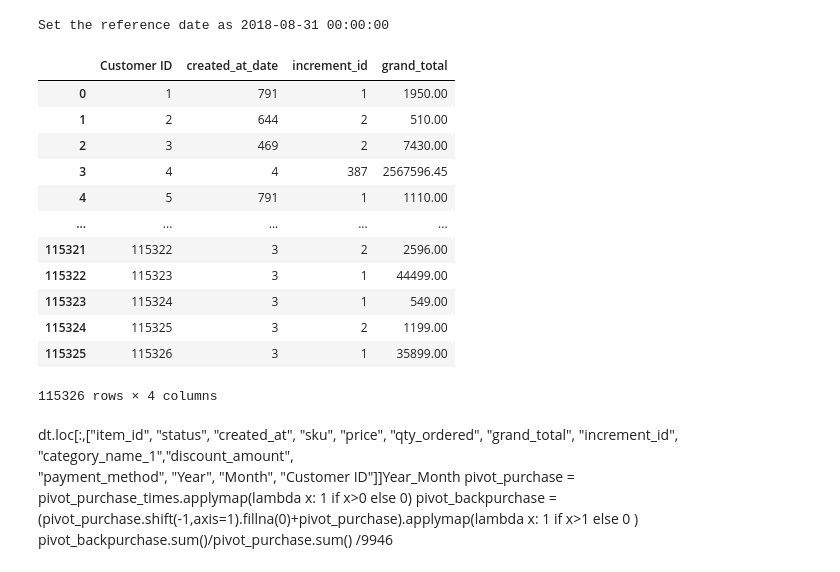
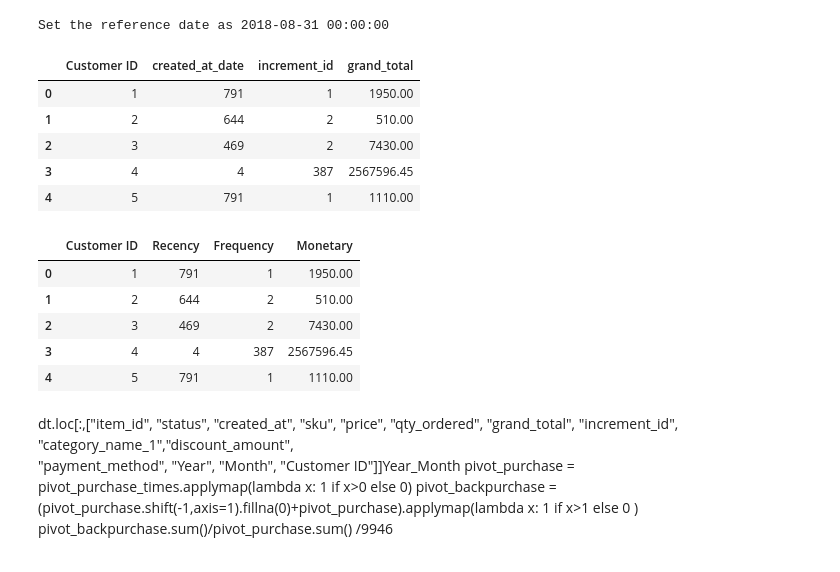
Before and after one commit to LiangYuDer/E-commerce-Analysis, a Jupyter notebook: ec_analysis.ipynb, the cells around one changed output. Cells and saved outputs as stored; diff of their text form; code cells hidden in the pictures.

```diff
--- a/ec_analysis.ipynb
+++ b/ec_analysis.ipynb
@@ -318,18 +250,22 @@ rfm_dt = dt.groupby("Customer ID").agg \
       "increment_id" : lambda increment_id: increment_id.nunique(),  # Frequency
       "grand_total":  lambda grand_total: grand_total.sum()}).reset_index().sort_values(by="Customer ID")    # Monetary
 # %%
-rfm_dt
+rfm_dt.head()
 # %% [output]
 |  | Customer ID | created_at_date | increment_id | grand_total |
 | 0 | 1 | 791 | 1 | 1950.00 |
 | 1 | 2 | 644 | 2 | 510.00 |
 | 2 | 3 | 469 | 2 | 7430.00 |
 | 3 | 4 | 4 | 387 | 2567596.45 |
 | 4 | 5 | 791 | 1 | 1110.00 |
-| ... | ... | ... | ... | ... |
-| 115321 | 115322 | 3 | 2 | 2596.00 |
-| 115322 | 115323 | 3 | 1 | 44499.00 |
-| 115323 | 115324 | 3 | 1 | 549.00 |
-| 115324 | 115325 | 3 | 2 | 1199.00 |
-| 115325 | 115326 | 3 | 1 | 35899.00 |
-115326 rows × 4 columns
+# %%
+#把欄位重新命名為 Recency, Frequency, Monetary
+rfm_dt.columns = ["Customer ID", "Recency", "Frequency", "Monetary"]
+rfm_dt.head()
+# %% [output]
+|  | Customer ID | Recency | Frequency | Monetary |
+| 0 | 1 | 791 | 1 | 1950.00 |
+| 1 | 2 | 644 | 2 | 510.00 |
+| 2 | 3 | 469 | 2 | 7430.00 |
+| 3 | 4 | 4 | 387 | 2567596.45 |
+| 4 | 5 | 791 | 1 | 1110.00 |
```
Also changed, not shown: parts of 5 cells of this notebook.
